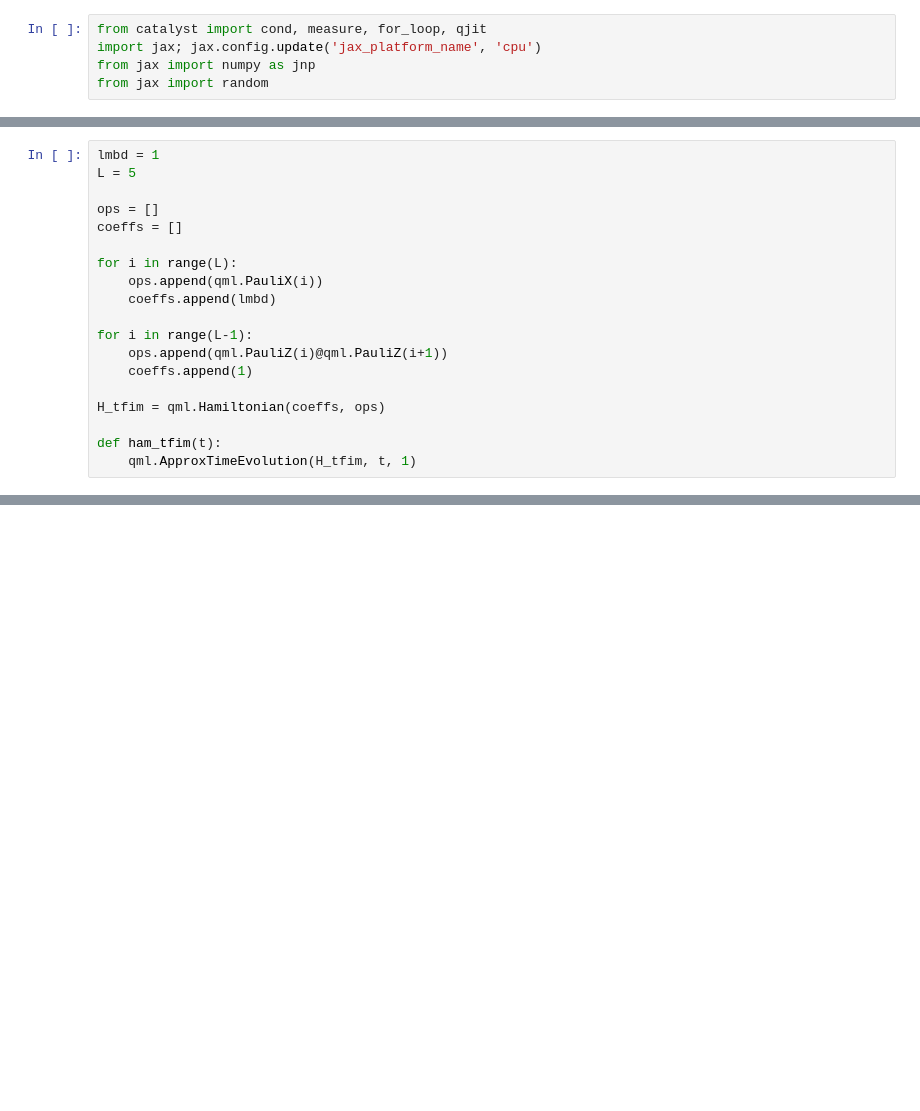
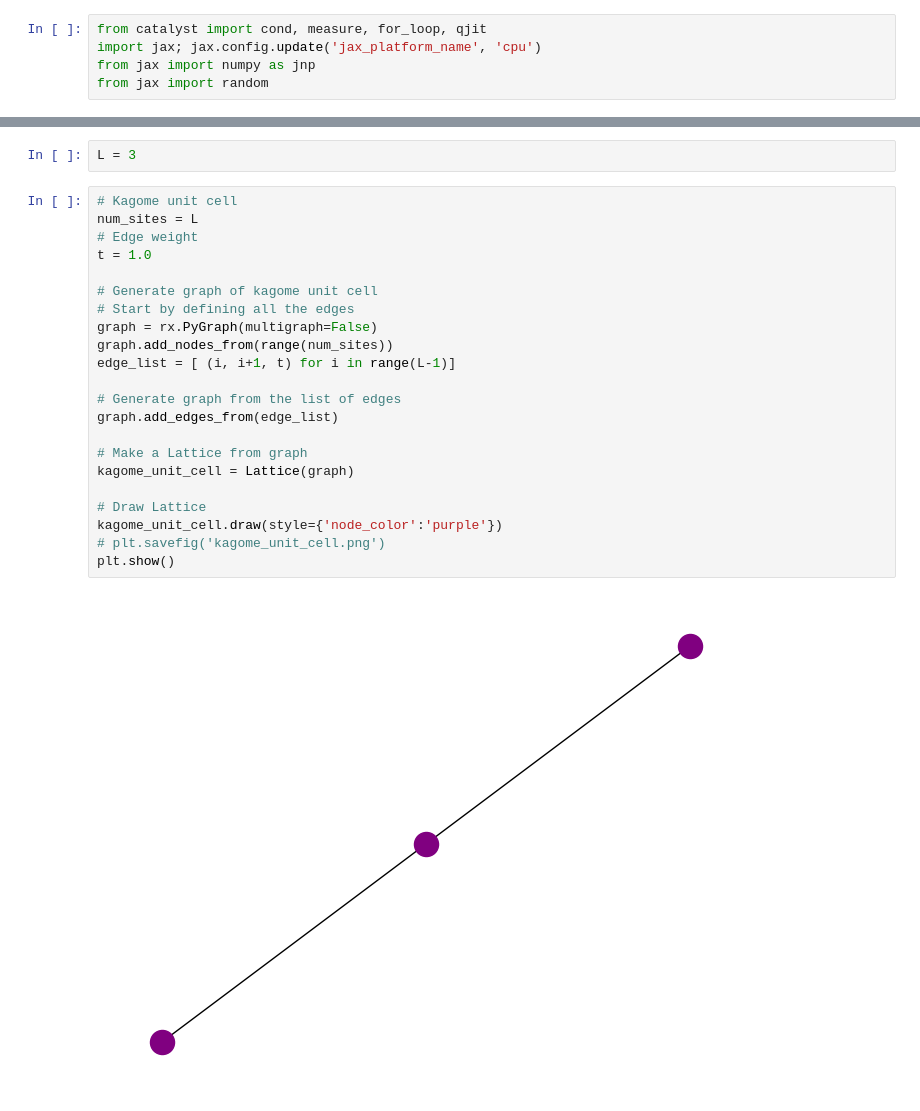
Before and after one commit to Gopal-Dahale/measurement-based-ite, a Jupyter notebook: mite-catalyst.ipynb, the cells around one changed output, grey strips where cells are left out. Drawn from its saved outputs; the diff is of its cells as text; blank space fills up the shorter version.

```diff
--- a/mite-catalyst.ipynb
+++ b/mite-catalyst.ipynb
@@ -142,19 +205,0 @@ plt.title("x_max vs iterations");
-# %%
-lmbd = 1
-L = 5
-
-ops = []
-coeffs = []
-
-for i in range(L):
-    ops.append(qml.PauliX(i))
-    coeffs.append(lmbd)
-
-for i in range(L-1):
-    ops.append(qml.PauliZ(i)@qml.PauliZ(i+1))
-    coeffs.append(1)
-
-H_tfim = qml.Hamiltonian(coeffs, ops)
-
-def ham_tfim(t):
-    qml.ApproxTimeEvolution(H_tfim, t, 1)
@@ -160,0 +208,26 @@ def ham_tfim(t):
+# %%
+L = 3
+# %%
+# Kagome unit cell
+num_sites = L
+# Edge weight
+t = 1.0
+
+# Generate graph of kagome unit cell
+# Start by defining all the edges
+graph = rx.PyGraph(multigraph=False)
+graph.add_nodes_from(range(num_sites))
+edge_list = [ (i, i+1, t) for i in range(L-1)]
+
+# Generate graph from the list of edges
+graph.add_edges_from(edge_list)
+
+# Make a Lattice from graph
+kagome_unit_cell = Lattice(graph)
+
+# Draw Lattice
+kagome_unit_cell.draw(style={'node_color':'purple'})
+# plt.savefig('kagome_unit_cell.png')
+plt.show()
+# %% [output]
+[figure, added]
```
Also changed, not shown: parts of 42 cells of this notebook, 1 other file.
